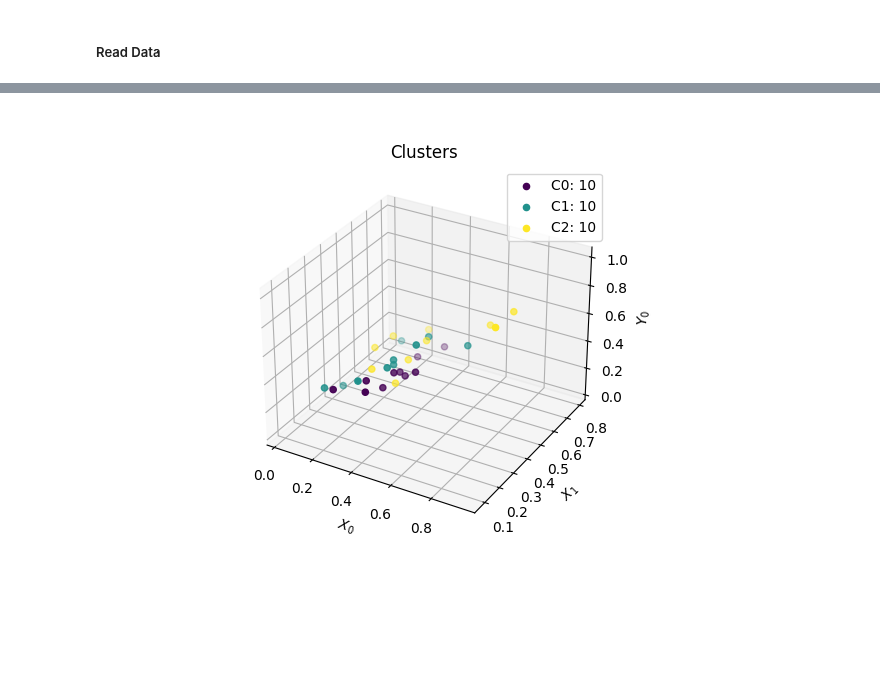
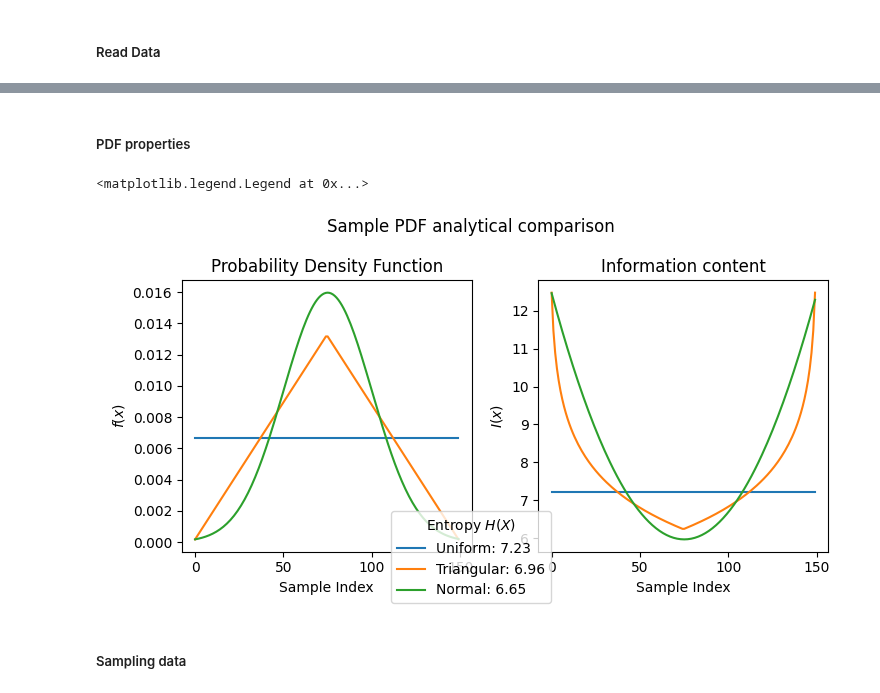
Before and after one commit to aortega0703/AI-pipeline, a Jupyter notebook: pipe.ipynb, the cells around one changed output, grey strips where cells are left out. Drawn from its saved outputs; the diff is of its cells as text; code cells hidden in the pictures; blank space fills up the shorter version.

Commit message:
Refactoring NN graphs

```diff
--- a/pipe.ipynb
+++ b/pipe.ipynb
@@ -32,9 +29,21 @@ partition = sample.compare_sample(indices)
-# %%
-
-W, B = nn.train({k : (X_S[:, v], Y_S[:, v]) for k, v in partition.items()},
-    "Train", [2, 2], 1000)
-Y, E = nn.feedforward(X_S[:, partition["Test"]], W, B)
-
-cluster.plot(X_S[:, partition["Test"]], Y)
-# %% [output]
-[figure, removed]
+# %% [markdown]
+##### PDF properties
+# %%
+pdf_info = sample.pdf_info(indices)
+# %%
+fig, ax = plt.subplots(1, 2, figsize=(7.5, 4), layout="tight")
+fig.suptitle("Sample PDF analytical comparison")
+ax[0].set_title("Probability Density Function")
+ax[1].set_title("Information content")
+cluster.axis_labels(ax[0], "Sample Index", "$f(x)$")
+cluster.axis_labels(ax[1], "Sample Index", "$I(x)$")
+
+for name, info in pdf_info.items():
+    ax[0].plot(indices, info["F"], label=f"{name}: {info['H']:.2f}")
+    ax[1].plot(indices, info["I"])
+fig.legend(title="Entropy $H(X)$", loc="lower center")
+# %% [output]
+<matplotlib.legend.Legend at 0x...>
+[figure, added]
+# %% [markdown]
+##### Sampling data
```
Also changed, not shown: parts of 9 cells of this notebook, 4 other files.
